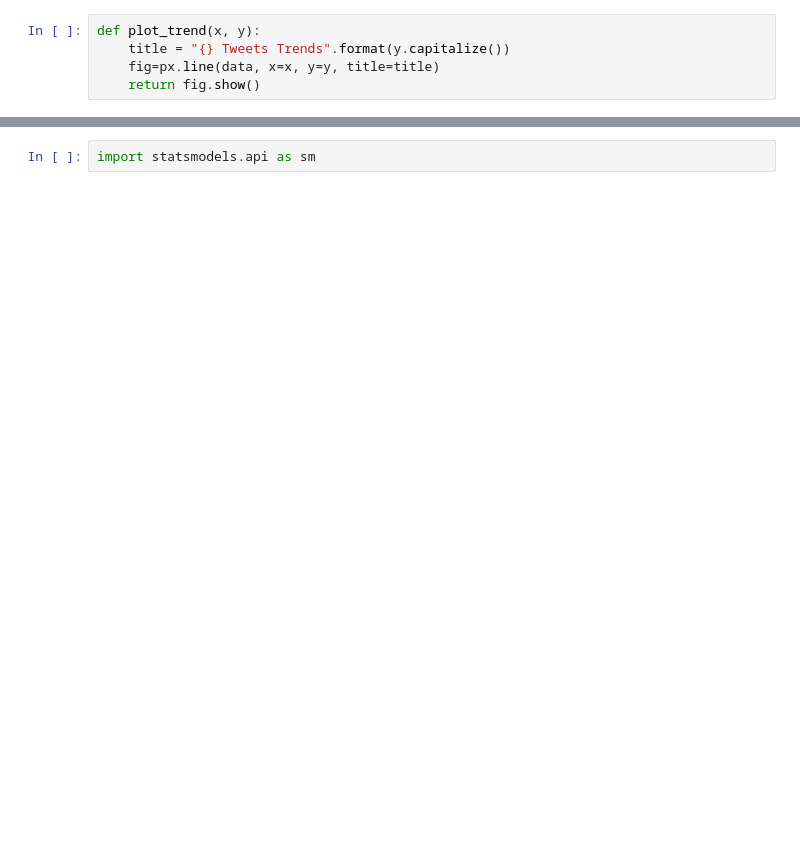
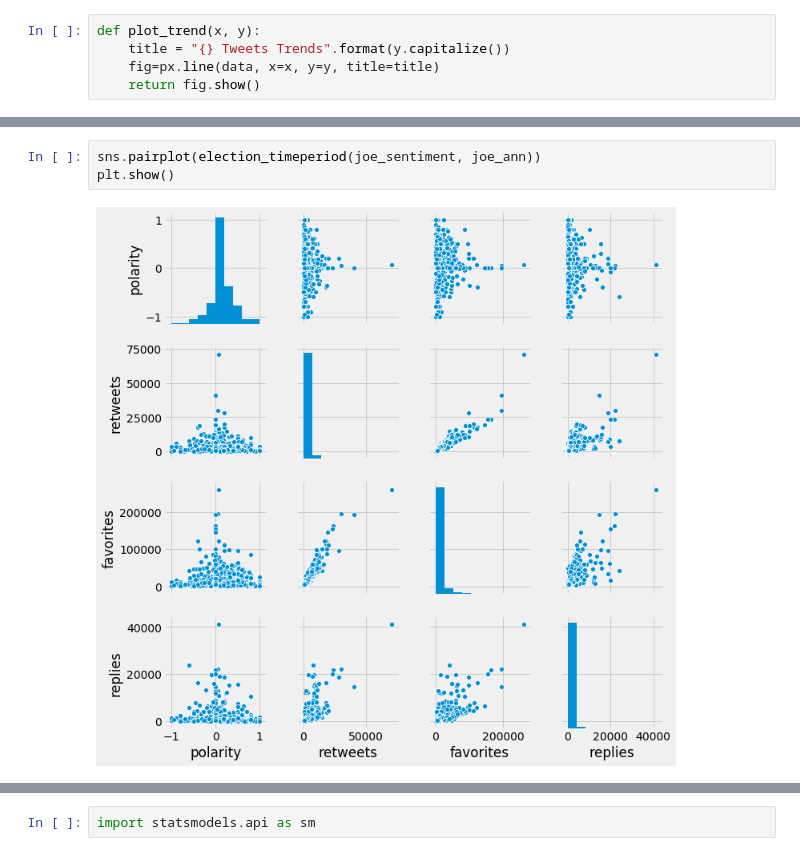
Before and after one commit to nomadtomas/sentweetment_analysizer, a Jupyter notebook: dnc_race.ipynb, the cells around one changed output, grey strips where cells are left out. Cells and saved outputs as stored; diff of their text form; blank space fills up the shorter version.

```diff
--- a/dnc_race.ipynb
+++ b/dnc_race.ipynb
@@ -353,0 +378,5 @@ plot_trend(data.index, 'joe')
+# %%
+sns.pairplot(election_timeperiod(joe_sentiment, joe_ann))
+plt.show()
+# %% [output]
+[figure, added]
```
Also changed, not shown: parts of 9 cells of this notebook.
